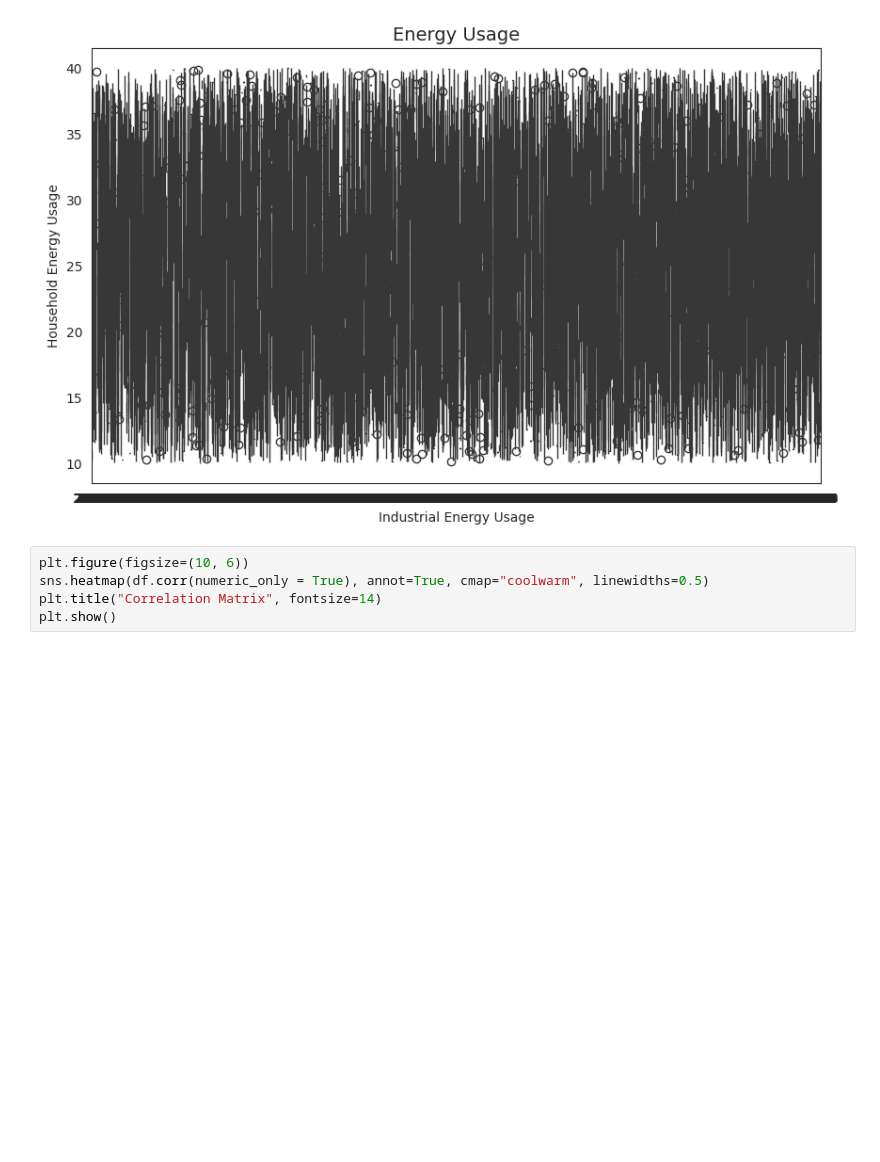
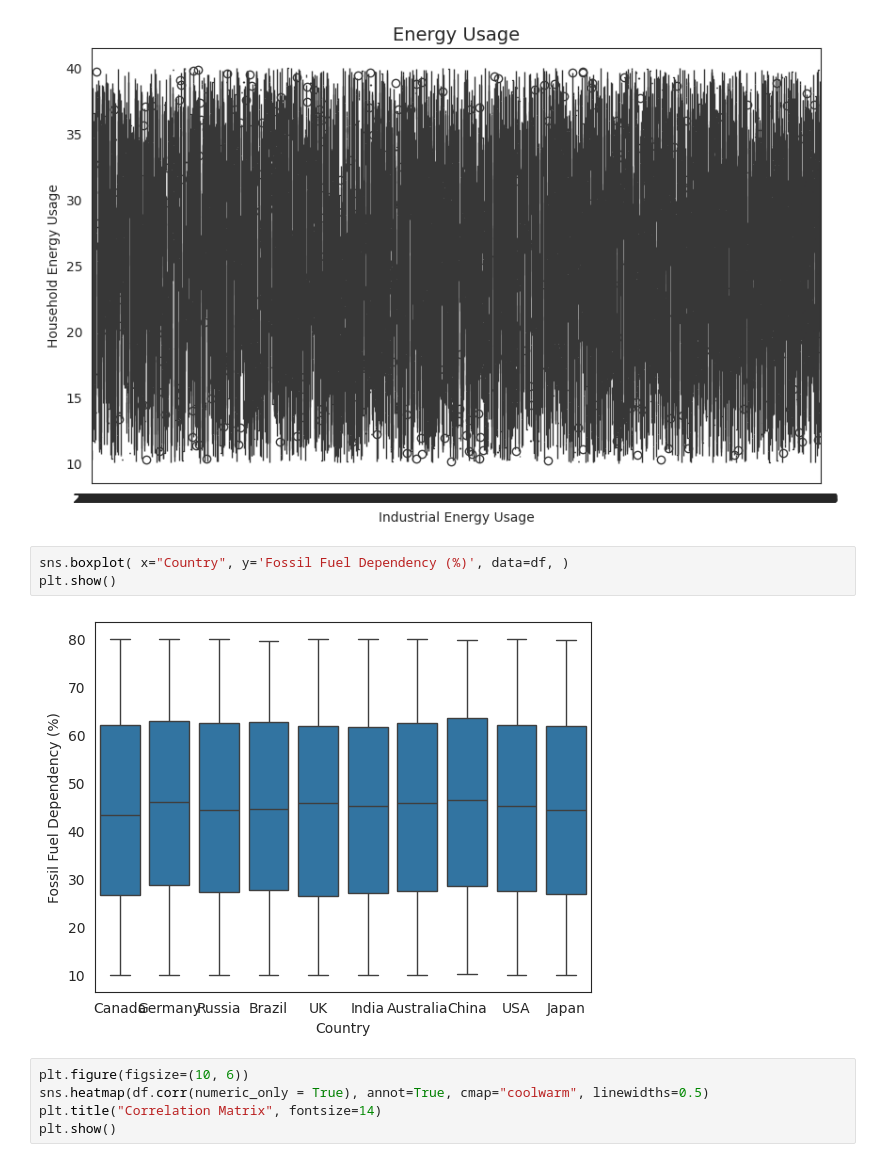
Before and after one commit to Nikhil5566/EDA-Prostate-cancer-dataset-, a Jupyter notebook: Energy_Consumption.ipynb, the cells around one changed output. Drawn from its saved outputs; the diff is of its cells as text; blank space fills up the shorter version.

```diff
--- a/Energy_Consumption.ipynb
+++ b/Energy_Consumption.ipynb
@@ -176,6 +176,11 @@ plt.ylabel("Household Energy Usage")
 plt.show()
 # %% [output]
 [figure]
+# %%
+sns.boxplot( x="Country", y='Fossil Fuel Dependency (%)', data=df, )
+plt.show()
+# %% [output]
+[figure, added]
 # %%
 plt.figure(figsize=(10, 6))
 sns.heatmap(df.corr(numeric_only = True), annot=True, cmap="coolwarm", linewidths=0.5)
```
